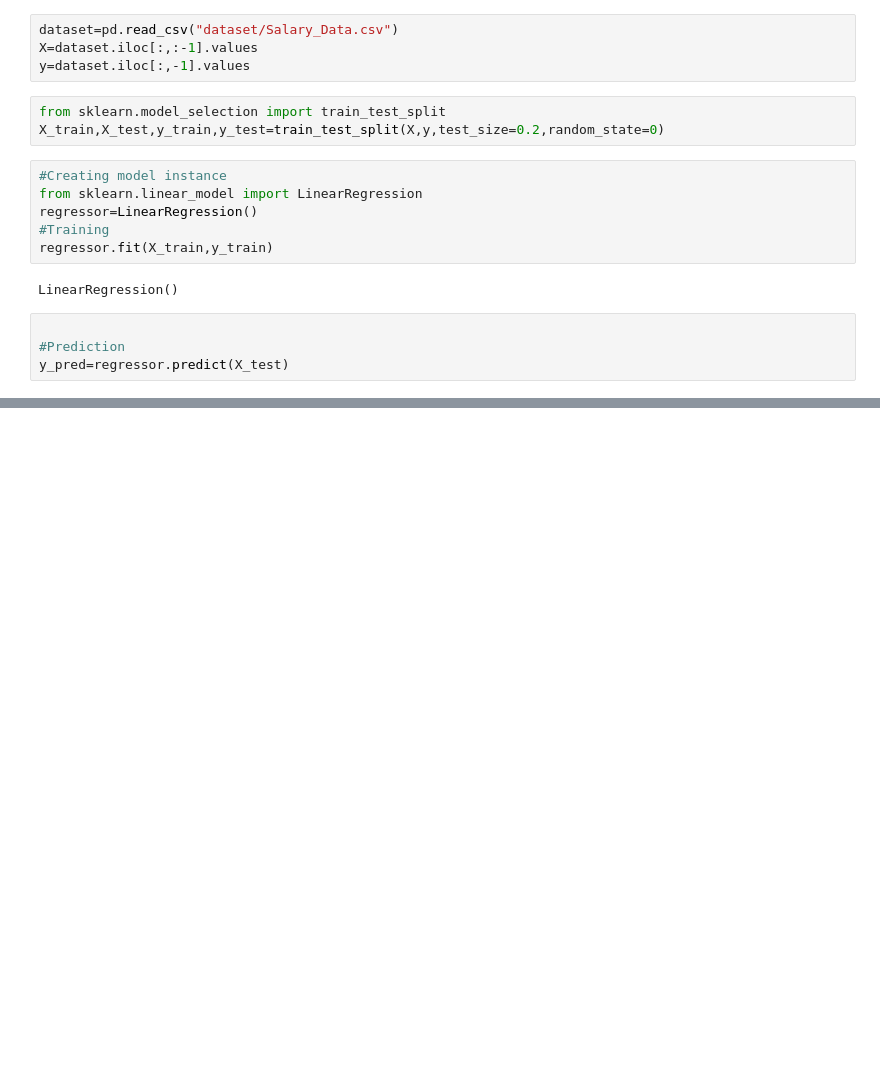
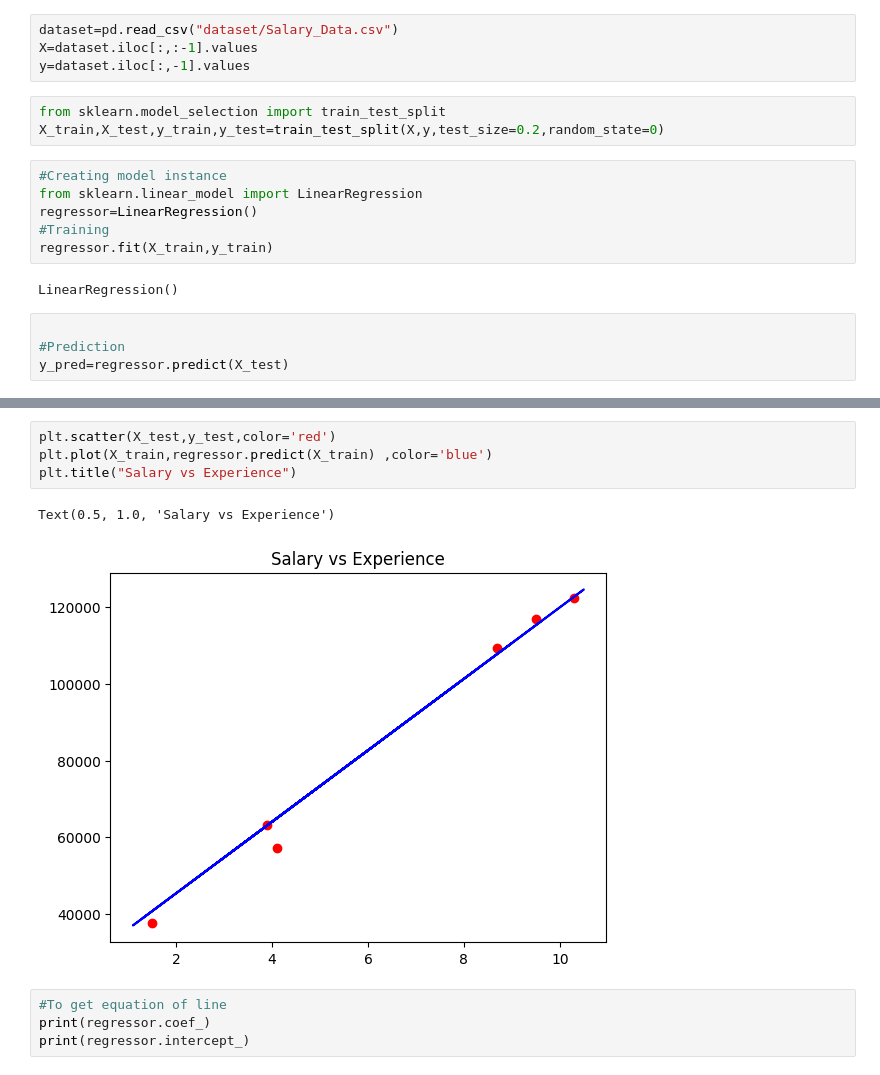
Before and after one commit to Arjun-A-I/ML_model_demos, a Jupyter notebook: simple_linear_regression.ipynb, the cells around one changed output, grey strips where cells are left out. Cells and saved outputs as stored; diff of their text form; blank space fills up the shorter version.

```diff
--- a/simple_linear_regression.ipynb
+++ b/simple_linear_regression.ipynb
@@ -29,0 +32,11 @@ AttributeError: module 'matplotlib' has no attribute 'scatter'
+# %%
+plt.scatter(X_test,y_test,color='red')
+plt.plot(X_train,regressor.predict(X_train) ,color='blue')
+plt.title("Salary vs Experience")
+# %% [output]
+Text(0.5, 1.0, 'Salary vs Experience')
+[figure, added]
+# %%
+#To get equation of line
+print(regressor.coef_)
+print(regressor.intercept_)
```
Also changed, not shown: parts of 2 cells of this notebook, 2 other files.
